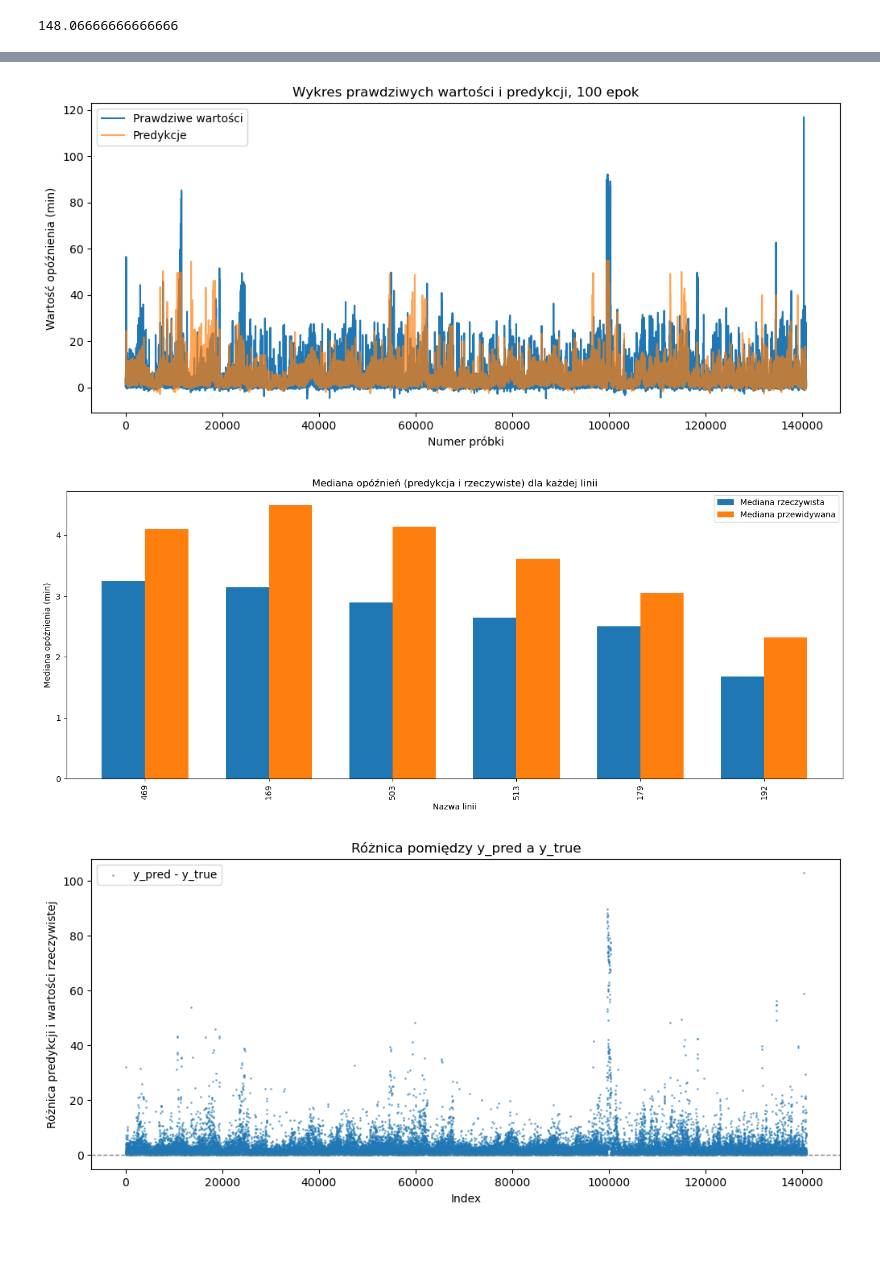
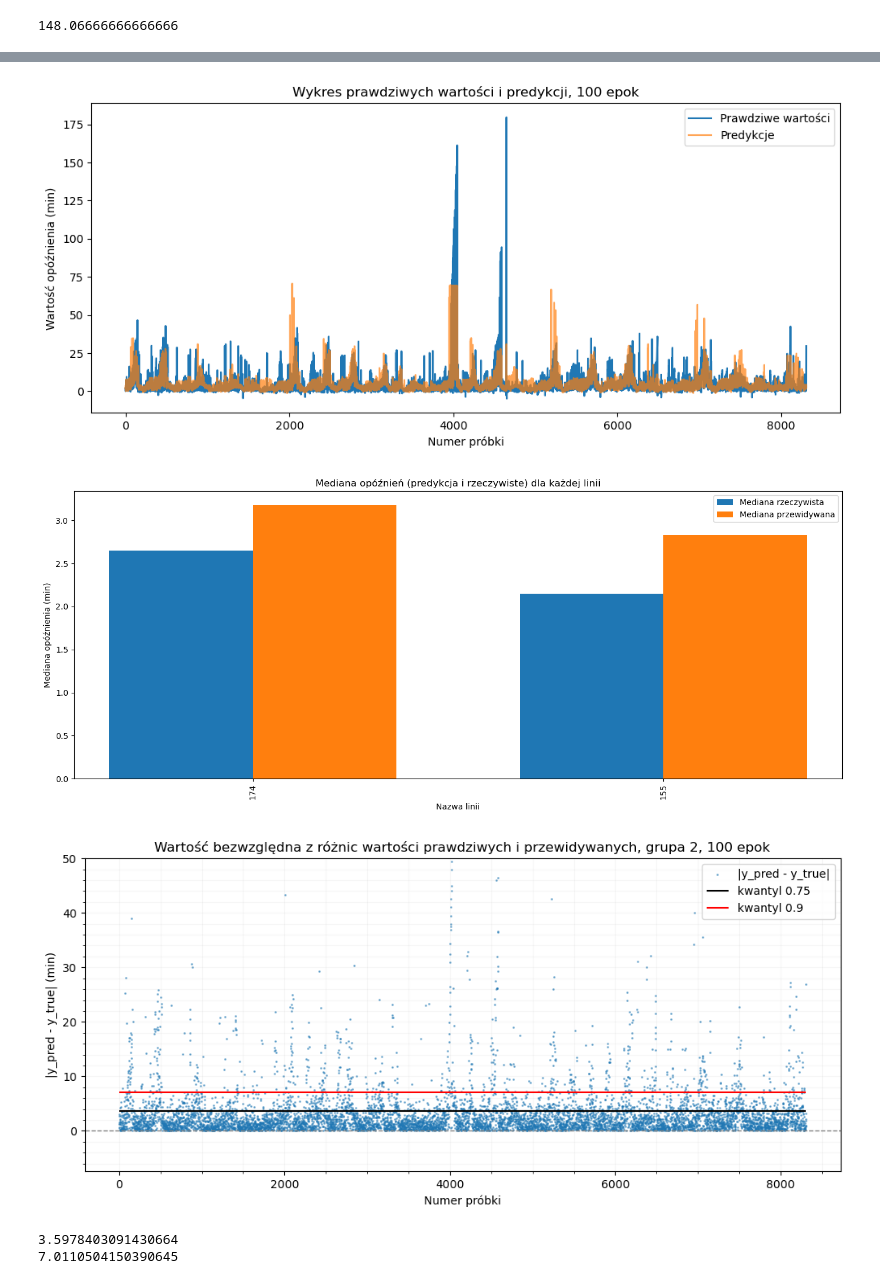
Before and after one commit to chalupka-student/autobusy, a Jupyter notebook: skrypty/uczenie.ipynb, the cells around one changed output, grey strips where cells are left out. Drawn from its saved outputs; the diff is of its cells as text; code cells hidden in the pictures; blank space fills up the shorter version.

Commit message:
genracja wykresow

```diff
--- a/skrypty/uczenie.ipynb
+++ b/skrypty/uczenie.ipynb
@@ -96,7 +96,7 @@ df['delay_min'].max()
 # %%
 
 objs = []
-with open('../data/wyniki_predykcji/grupa_1_bez_cv_100_epoch','rb') as f:
+with open('../data/wyniki_predykcji/grupa_2_bez_cv_10_epoch','rb') as f:
     while True:
         try:
             objs.append(pickle.load(f))
@@ -132,3 +132,5 @@ df_results['route_name']=df_results['route_name'].astype(str)
 
 
 df_results = df_results.sort_values('orig_idx', ascending=True).set_index('orig_idx')
+df_results=df_results.reset_index()
+df_results
@@ -135,17 +151,18 @@ df_results = df_results.sort_values('orig_idx', ascending=True).set_index('orig_
 # %%
 
+# Wykres oryginalny (według indeksu próbki)
 plt.figure(figsize=(12,5))
-# plt.plot(df_results["y_true"], label="Prawdziwe wartości")
-# plt.plot(df_results["y_pred"], label="Predykcje", alpha=0.7)
-plt.plot(df_results.index,df_results["y_true"],label="Prawdziwe wartości")
-plt.plot(df_results.index,df_results["y_pred"],label="Predykcje", alpha=0.7)
+plt.plot(df_results.index, df_results["y_true"], label="Prawdziwe wartości")
+plt.plot(df_results.index, df_results["y_pred"], label="Predykcje", alpha=0.7)
 plt.legend()
 plt.title('Wykres prawdziwych wartości i predykcji, 100 epok')
 plt.xlabel('Numer próbki')
 plt.ylabel('Wartość opóźnienia (min)')
 plt.show()
+
+# Wykres sortowany od największej do najmniejszej wartości rzeczywistych
 # %% [output]
-[figure, old version]
+[figure, new version]
 # %%
 
 
@@ -169,21 +186,33 @@ plt.legend()
 plt.tight_layout()
 plt.show()
 # %% [output]
-[figure, old version]
+[figure, new version]
 # %%
-# Plot the difference between y_pred and y_true for each value in df_results
+diff=abs(df_results["y_true"] - df_results["y_pred"])
+quantile_075=diff.quantile(0.75)
+quantile_09=diff.quantile(0.9)
+
+
 plt.figure(figsize=(12,5))
-diff = abs(df_results["y_pred"] - df_results["y_true"])
-plt.scatter(df_results.index, diff, label="y_pred - y_true",alpha=0.5,s=1)
-plt.xlabel("Index")
-plt.ylabel("Różnica predykcji i wartości rzeczywistej")
-plt.title("Różnica pomiędzy y_pred a y_true")
+plt.scatter(df_results.index, diff,alpha=0.5,s=1,label='|y_pred - y_true|')
+plt.hlines(quantile_075,0,df_results.shape[0],'k',label='kwantyl 0.75')
+plt.hlines(quantile_09,0,df_results.shape[0],'r',label='kwantyl 0.9')
+plt.xlabel("Numer próbki")
+plt.ylabel('|y_pred - y_true| (min)')
+plt.title("Wartość bezwzględna z różnic wartości prawdziwych i przewidywanych, grupa 2, 100 epok")
 plt.axhline(0, color='gray', linestyle='--', linewidth=1)
-# plt.ylim([-1,20])
 plt.legend()
+plt.ylim(top=50)
+plt.minorticks_on()
+plt.grid(which='both',alpha=0.1)
 plt.show()
+
+print(quantile_075)
+print(quantile_09)
 # %% [output]
-[figure, old version]
+[figure, new version]
+3.5978403091430664
+7.0110504150390645
 # %%
 plt.figure(figsize=(12,5))
 diff = np.power((df_results["y_pred"] - df_results["y_true"]),2)
```
Also changed, not shown: parts of 5 cells of this notebook, 2 other files.
